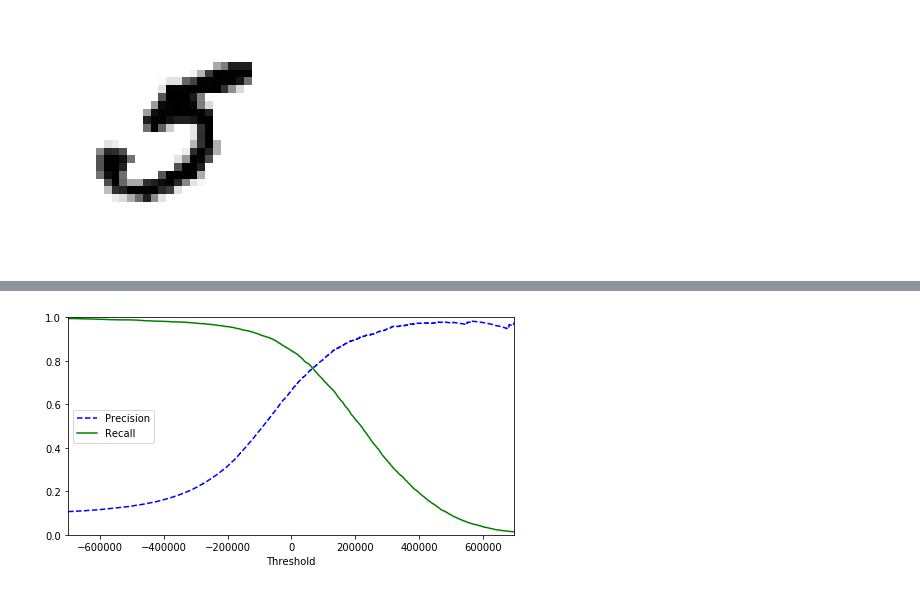
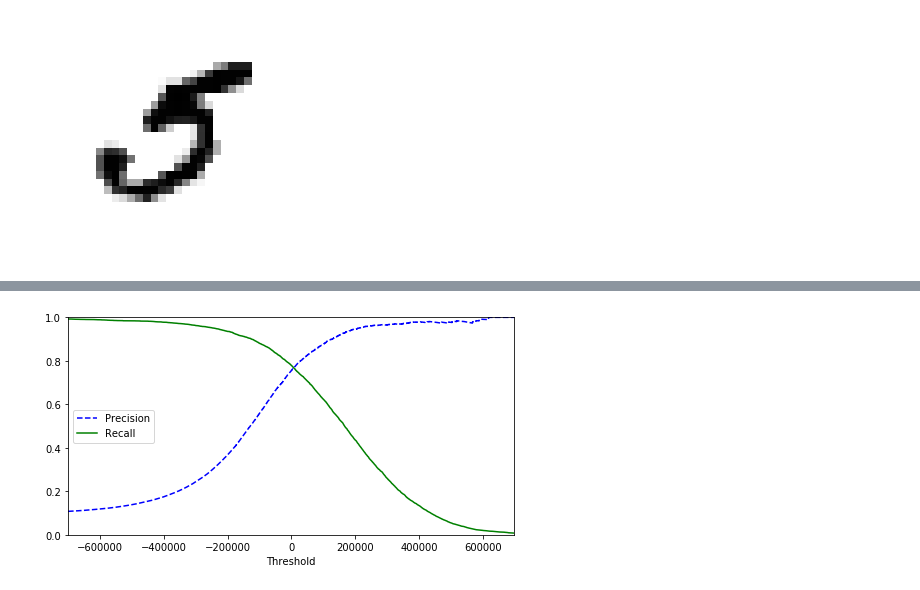
Before and after one commit to garcia-alex/ml-workflows, a Jupyter notebook: ch03.ipynb, the cells around one changed output, grey strips where cells are left out. Saved outputs shown, nothing was run; the diff lists cells and outputs as text; code cells hidden in the pictures.

```diff
--- a/ch03.ipynb
+++ b/ch03.ipynb
@@ -43,19 +49,37 @@ ec.run(X_, y_train, cv=3)
-# %%
-def prc_graph(prec, rec, thresh):
-    plt.figure(figsize=(8, 4))
-    plt.plot(thresh, prec[:-1], 'b--', label="Precision")
-    plt.plot(thresh, rec[:-1], 'g-', label="Recall")
-    plt.xlabel("Threshold")
-    plt.legend(loc="center left")
-    plt.ylim([0, 1])
-    plt.xlim([-700000, 700000])
-    plt.show()
+# %%
+def prc_graph(p, r, t):
+    plt.figure(figsize=(8, 4))
+    plt.plot(t, p[:-1], 'b--', label="Precision")
+    plt.plot(t, r[:-1], 'g-', label="Recall")
+    plt.xlabel("Threshold")
+    plt.legend(loc="center left")
+    plt.ylim([0, 1])
+    plt.xlim([-700000, 700000])
+    plt.show()
+
+def pr_graph(p, r):
+    plt.figure(figsize=(8, 4))
+    plt.plot(r[:-1], p[:-1], 'b-', label="Precision")
+    plt.xlabel("Recall")
+    plt.legend(loc="center left")
+    plt.ylim([0, 1])
+    plt.xlim([0, 1])
+    plt.show()
+
+def roc_graph(fpr, tpr, label=None):
+    plt.figure(figsize=(8, 4))
+    plt.plot(fpr, tpr, linewidth=2, label=label)
+    plt.plot([0, 1], [0, 1], 'k--')
+    plt.axis([0, 1, 0, 1])
+    plt.xlabel("False Positive Rate (1 - Specificity)")
+    plt.ylabel("True Positive Rate (Sensitivity)")
+    plt.show()
 # %%
-p, r, t = ec.pc_curve(X_, y_train, cv=3, method='decision_function')
+p, r, th, pr = sgd.pc_curve(cv=3, method='decision_function')
 
-prc_graph(p, r, t)
+prc_graph(p, r, th)
 # %% [output]
-[figure, old version]
+[figure, new version]
 # %%
 from sklearn.metrics import precision_score, recall_score
 
```
Also changed, not shown: parts of 11 cells of this notebook, 10 other files.
